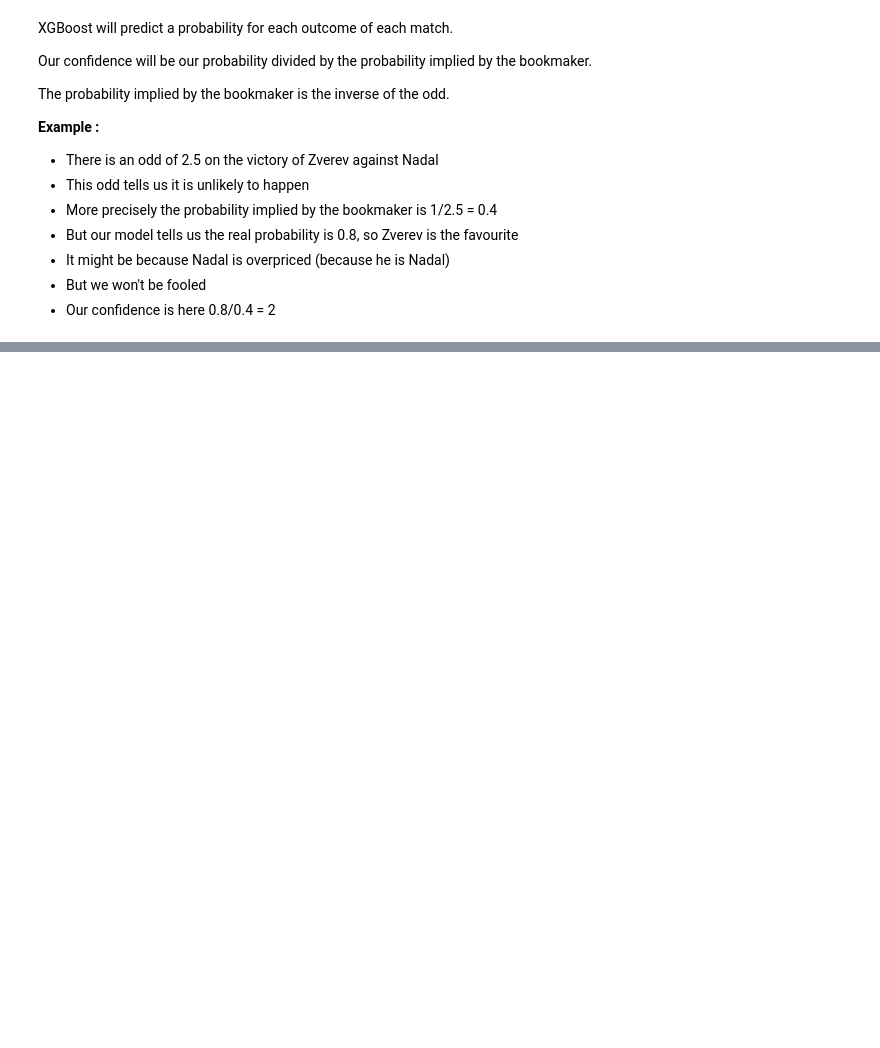
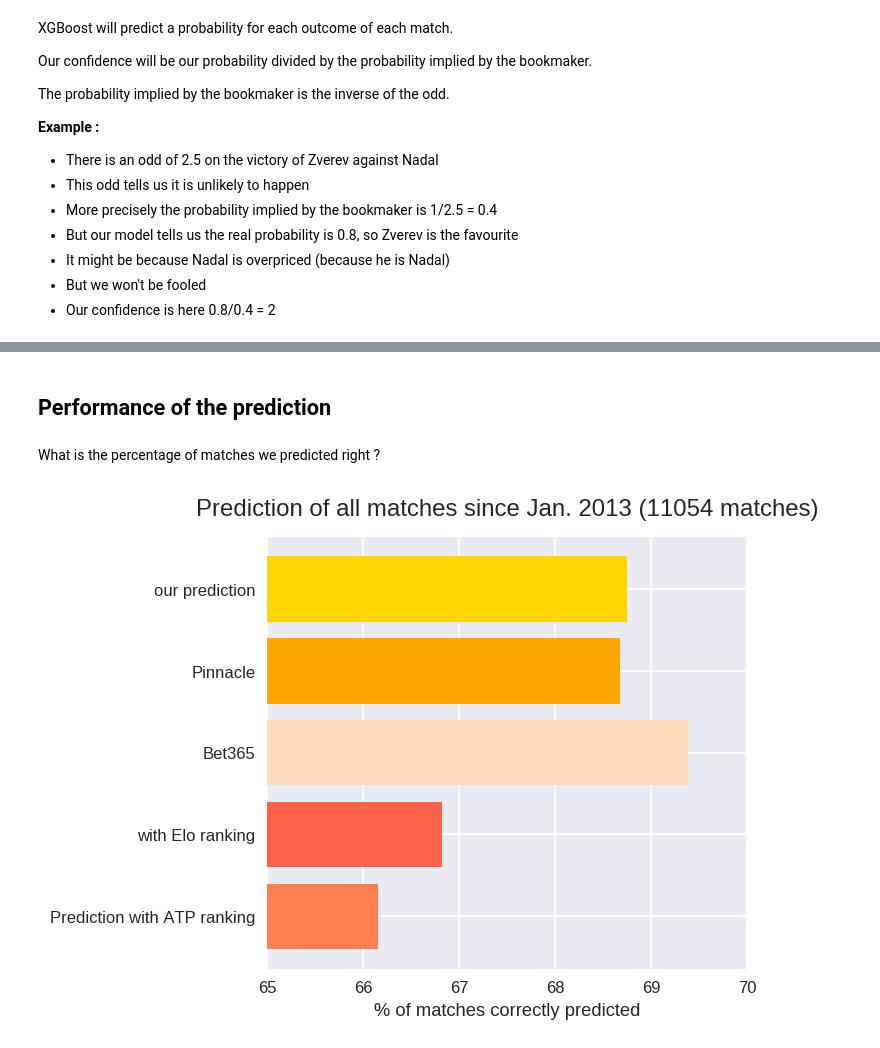
Before and after one commit to edouardthom/ATPBetting, a Jupyter notebook: Beating the bookmakers on tennis matches.ipynb, the cells around one changed output, grey strips where cells are left out. Drawn from its saved outputs; the diff is of its cells as text; code cells hidden in the pictures; blank space fills up the shorter version.

```diff
--- a/Beating the bookmakers on tennis matches.ipynb
+++ b/Beating the bookmakers on tennis matches.ipynb
@@ -237,0 +259,4 @@ To make the process quicker, and as it doesn't harm the ROI, instead of training
+# %%
+# Our predictions + confidence level + if we were right or not
+conf=pd.read_csv("Generated Data/confidence_data.csv")
+print("Total number of matches predicted : "+str(len(conf)))
@@ -237,0 +281,33 @@ To make the process quicker, and as it doesn't harm the ROI, instead of training
+# %% [markdown]
+## Performance of the prediction <a name="performance"></a>
+# %% [markdown]
+What is the percentage of matches we predicted right ?
+# %%
+# Comparison of different techniques for the winner prediction
+# Interval for the comparison : [beg,end]
+beg=datetime(2013,1,1)
+end=data.Date.iloc[-1]
+indices=data[(data.Date>=beg)&(data.Date<=end)].index
+# classical ATP ranking
+test=data[["WRank","LRank"]].iloc[indices,:]
+atp=100*(test.LRank>test.WRank).sum()/len(indices)
+# Elo ranking
+test=data.iloc[indices,:]
+elo=100*(test.elo_winner>test.elo_loser).sum()/len(indices)
+# Bookmakers
+test=data.iloc[indices,:]
+book_pi=100*(test.PSW<test.PSL).sum()/len(indices)
+book_365=100*(test.B365W<test.B365L).sum()/len(indices)
+# Our prediction
+our=100*conf.win0.sum()/len(conf)
+# Plot
+labels=["Prediction with ATP ranking","with Elo ranking",
+        "Bet365","Pinnacle",
+        "our prediction"]
+values=[atp,elo,book_pi,book_365,our]
+xaxis_label="% of matches correctly predicted"
+title="Prediction of all matches since Jan. 2013 ("+str(len(indices))+" matches)"
+xlim=[65,70]
+basic_horizontal_barplot(values,labels,xaxis_label,title,xlim,figsize=(4,4))
+# %% [output]
+[figure, added]
```
Also changed, not shown: parts of 36 cells of this notebook, 9 other files.
